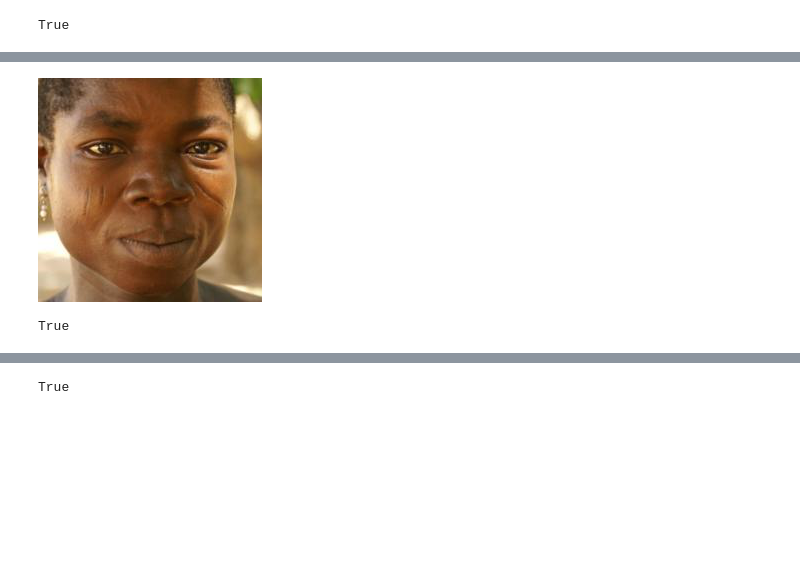
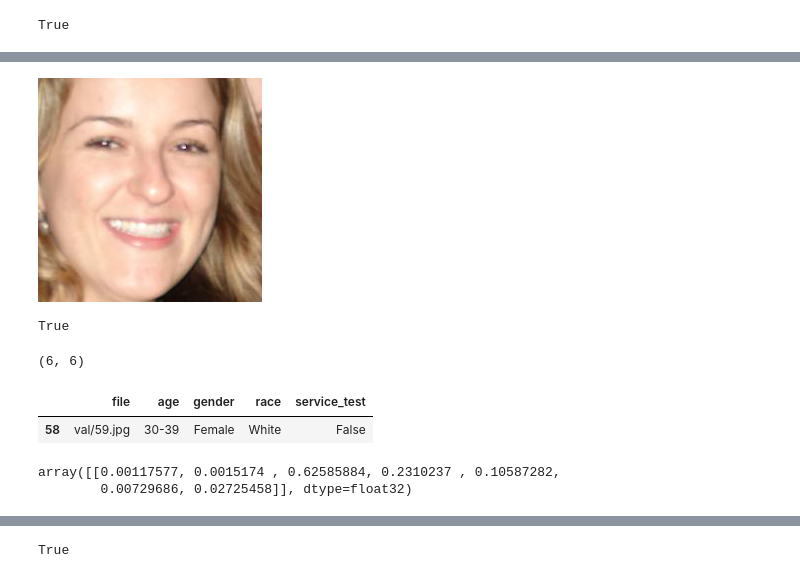
Before and after one commit to sudikshas/Racial_Classification_XAI_Model, a Jupyter notebook: notebook/grad_cam_exr-Copy1.ipynb, the cells around one changed output, grey strips where cells are left out. Cells and saved outputs as stored; diff of their text form; code cells hidden in the pictures; blank space fills up the shorter version.

```diff
--- a/notebook/grad_cam_exr-Copy1.ipynb
+++ b/notebook/grad_cam_exr-Copy1.ipynb
@@ -262,9 +315,9 @@ If using Keras pass *_constraint arguments to layers.
 # %%
-img_num = 326
+img_num = 59
 img_path = os.path.join("../../a01capstonegroup03/fairface_pad025/", "val/" + str(img_num) + ".jpg")
 image_open = Image.open(img_path)
 image_open
 # %% [output]
-[figure, old version]
+[figure, new version]
 # %%
 #UNBIASED RACE GRAD-CAM
@@ -277,2 +339,11 @@ cv2.imwrite("gradcam_" + str(img_num) + ".jpg", cam)
 # %% [output]
 True
+# %%
+predicted_class, biased_class
+# %% [output]
+(6, 6)
+# %%
+val_df[val_df['file'] == "val/" + str(img_num) + ".jpg"]
+# %% [output]
+|  | file | age | gender | race | service_test |
+| 58 | val/59.jpg | 30-39 | Female | White | False |
@@ -278,0 +353,5 @@ True
+# %%
+predictions
+# %% [output]
+array([[0.00117577, 0.0015174 , 0.62585884, 0.2310237 , 0.10587282,
+        0.00729686, 0.02725458]], dtype=float32)
```
Also changed, not shown: parts of 9 cells of this notebook, 12 other files.
